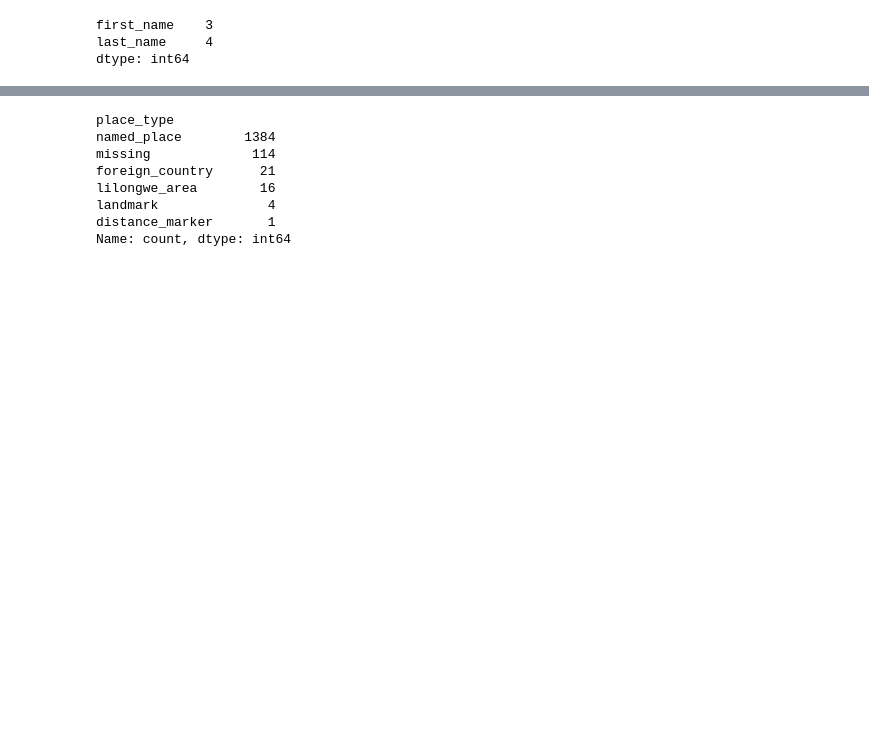
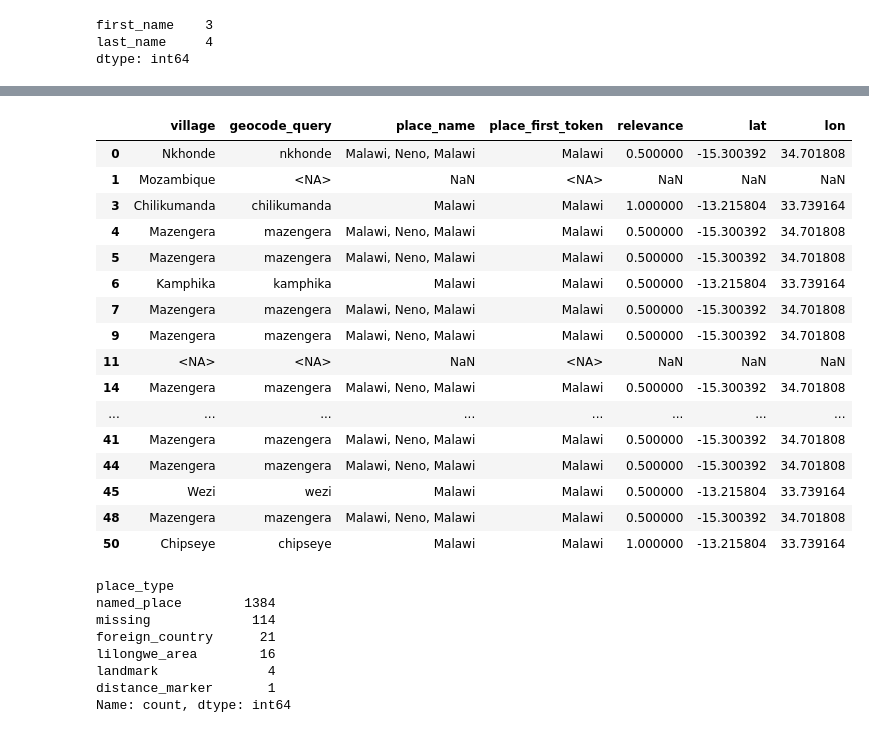
Before and after one commit to mat2m10/nkhoma, a Jupyter notebook: 01_cleaning_old_theater_books/02_cleaning_2022_theatre_book.ipynb, the cells around one changed output, grey strips where cells are left out. Cells and saved outputs as stored; diff of their text form; code cells hidden in the pictures; blank space fills up the shorter version.

```diff
--- a/01_cleaning_old_theater_books/02_cleaning_2022_theatre_book.ipynb
+++ b/01_cleaning_old_theater_books/02_cleaning_2022_theatre_book.ipynb
@@ -237 +252,50 @@ Name: count, Length: 414, dtype: int64
+# %%
+import pandas as pd
+import re
+
+def first_token(place_name: str):
+    if pd.isna(place_name):
+        return pd.NA
+    # take text before first comma, trim
+    return str(place_name).split(",")[0].strip()
+
+def keep_if_first_word_matches(df):
+    df["place_first_token"] = df["place_name"].apply(first_token)
+    df["place_first_token_norm"] = df["place_first_token"].apply(normalize)
+
+    # match against your normalized village query
+    df["first_token_matches"] = (
+        df["place_first_token_norm"].notna()
+        & df["geocode_query"].notna()
+        & (df["place_first_token_norm"] == df["geocode_query"])
+    )
+
+    # final rule: keep coords only if match (and not missing)
+    df["keep_geocode"] = df["first_token_matches"] & df["lat"].notna() & df["lon"].notna()
+
+    return df
+# %%
+df4 = keep_if_first_word_matches(df2)
+
+df4["keep_geocode"].value_counts()
+df4.loc[~df4["keep_geocode"],
+        ["village", "geocode_query", "place_name", "place_first_token", "relevance", "lat", "lon"]].head(30)
+# %% [output]
+|  | village | geocode_query | place_name | place_first_token | relevance | lat | lon |
+| 0 | Nkhonde | nkhonde | Malawi, Neno, Malawi | Malawi | 0.500000 | -15.300392 | 34.701808 |
+| 1 | Mozambique | <NA> | NaN | <NA> | NaN | NaN | NaN |
+| 3 | Chilikumanda | chilikumanda | Malawi | Malawi | 1.000000 | -13.215804 | 33.739164 |
+| 4 | Mazengera | mazengera | Malawi, Neno, Malawi | Malawi | 0.500000 | -15.300392 | 34.701808 |
+| 5 | Mazengera | mazengera | Malawi, Neno, Malawi | Malawi | 0.500000 | -15.300392 | 34.701808 |
+| 6 | Kamphika | kamphika | Malawi | Malawi | 0.500000 | -13.215804 | 33.739164 |
+| 7 | Mazengera | mazengera | Malawi, Neno, Malawi | Malawi | 0.500000 | -15.300392 | 34.701808 |
+| 9 | Mazengera | mazengera | Malawi, Neno, Malawi | Malawi | 0.500000 | -15.300392 | 34.701808 |
+| 11 | <NA> | <NA> | NaN | <NA> | NaN | NaN | NaN |
+| 14 | Mazengera | mazengera | Malawi, Neno, Malawi | Malawi | 0.500000 | -15.300392 | 34.701808 |
+| ... | ... | ... | ... | ... | ... | ... | ... |
+| 41 | Mazengera | mazengera | Malawi, Neno, Malawi | Malawi | 0.500000 | -15.300392 | 34.701808 |
+| 44 | Mazengera | mazengera | Malawi, Neno, Malawi | Malawi | 0.500000 | -15.300392 | 34.701808 |
+| 45 | Wezi | wezi | Malawi | Malawi | 0.500000 | -13.215804 | 33.739164 |
+| 48 | Mazengera | mazengera | Malawi, Neno, Malawi | Malawi | 0.500000 | -15.300392 | 34.701808 |
+| 50 | Chipseye | chipseye | Malawi | Malawi | 1.000000 | -13.215804 | 33.739164 |
 # %%
```
Also changed, not shown: parts of 12 cells of this notebook, 2 other files.
